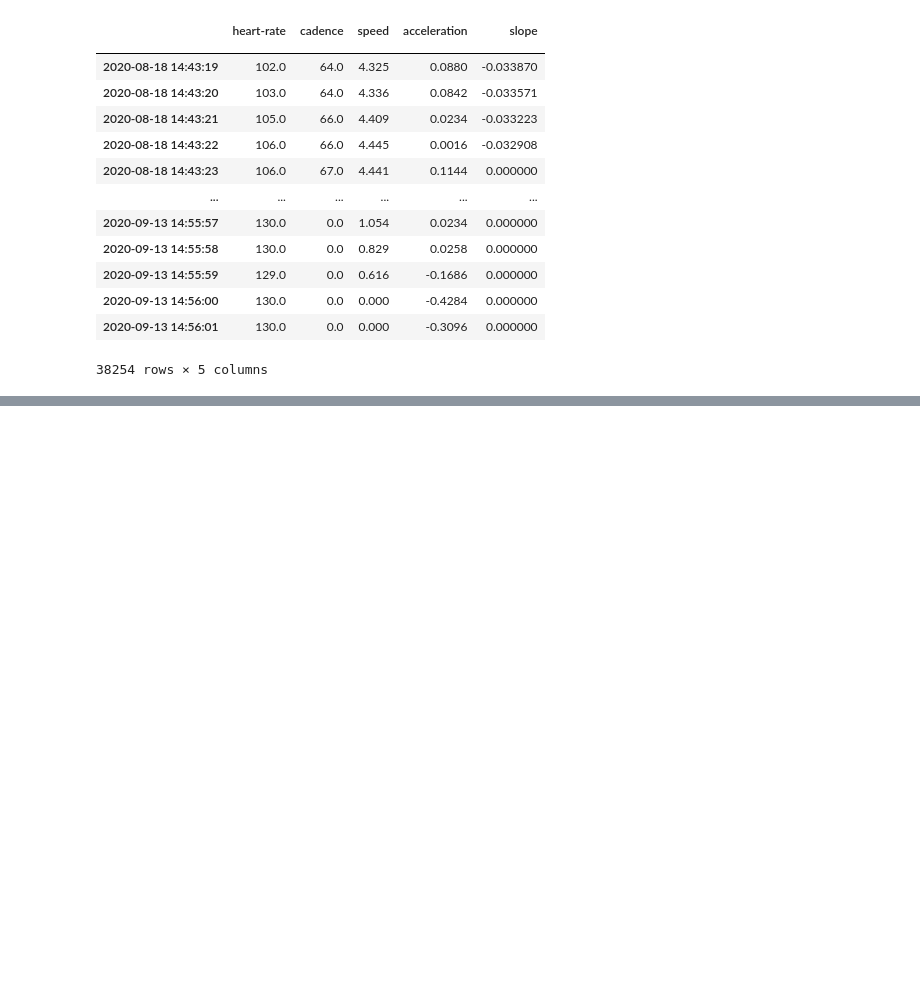
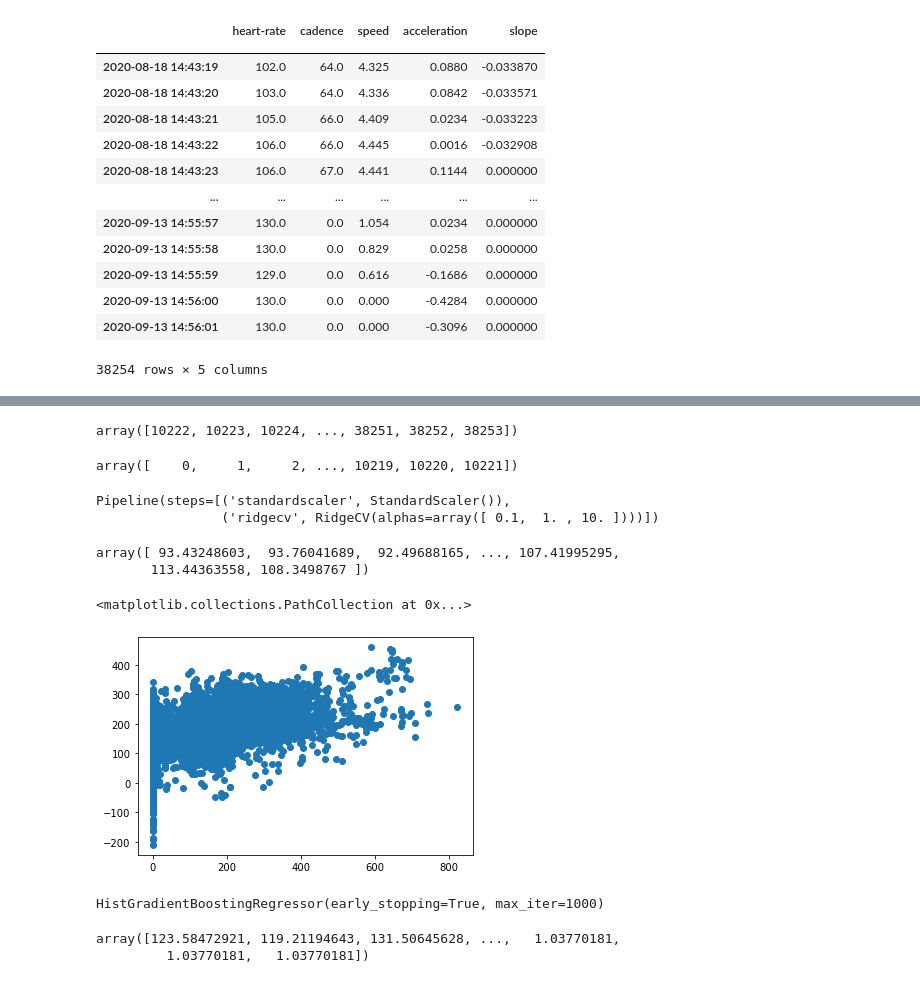
Before and after one commit to szalmaf/Machine-Learning-in-Python-with-scikit-learn, a Jupyter notebook: 0714_Wrap-up_Quiz_Model_evaluation.ipynb, the cells around one changed output, grey strips where cells are left out. Saved outputs shown, nothing was run; the diff lists cells and outputs as text; code cells hidden in the pictures; blank space fills up the shorter version.

```diff
--- a/0714_Wrap-up_Quiz_Model_evaluation.ipynb
+++ b/0714_Wrap-up_Quiz_Model_evaluation.ipynb
@@ -34,0 +267,48 @@ data
+# %%
+cv = LeaveOneGroupOut()
+train_indices, test_indices = list(cv.split(data, target, groups=groups))[0]
+# %%
+train_indices
+# %% [output]
+array([10222, 10223, 10224, ..., 38251, 38252, 38253])
+# %%
+test_indices
+# %% [output]
+array([    0,     1,     2, ..., 10219, 10220, 10221])
+# %%
+data_linear_model_train = data_lin.iloc[train_indices]
+data_linear_model_test = data_lin.iloc[test_indices]
+
+data_train = data.iloc[train_indices]
+data_test = data.iloc[test_indices]
+
+target_train = target.iloc[train_indices]
+target_test = target.iloc[test_indices]
+# %%
+model = make_pipeline(StandardScaler(), RidgeCV())
+model.fit(data_linear_model_train, target_train)
+# %% [output]
+Pipeline(steps=[('standardscaler', StandardScaler()),
+                ('ridgecv', RidgeCV(alphas=array([ 0.1,  1. , 10. ])))])
+# %%
+pred = model.predict(data_linear_model_test)
+pred
+# %% [output]
+array([ 93.43248603,  93.76041689,  92.49688165, ..., 107.41995295,
+       113.44363558, 108.3498767 ])
+# %%
+plt.scatter(target_test, pred)
+# %% [output]
+<matplotlib.collections.PathCollection at 0x...>
+[figure, added]
+# %%
+modelGB = HistGradientBoostingRegressor(max_iter=1_000, early_stopping=True)
+modelGB.fit(data_train, target_train)
+# %% [output]
+HistGradientBoostingRegressor(early_stopping=True, max_iter=1000)
+# %%
+predGB = modelGB.predict(data_test)
+predGB
+# %% [output]
+array([123.58472921, 119.21194643, 131.50645628, ...,   1.03770181,
+         1.03770181,   1.03770181])
```
Also changed, not shown: parts of 53 cells of this notebook.
